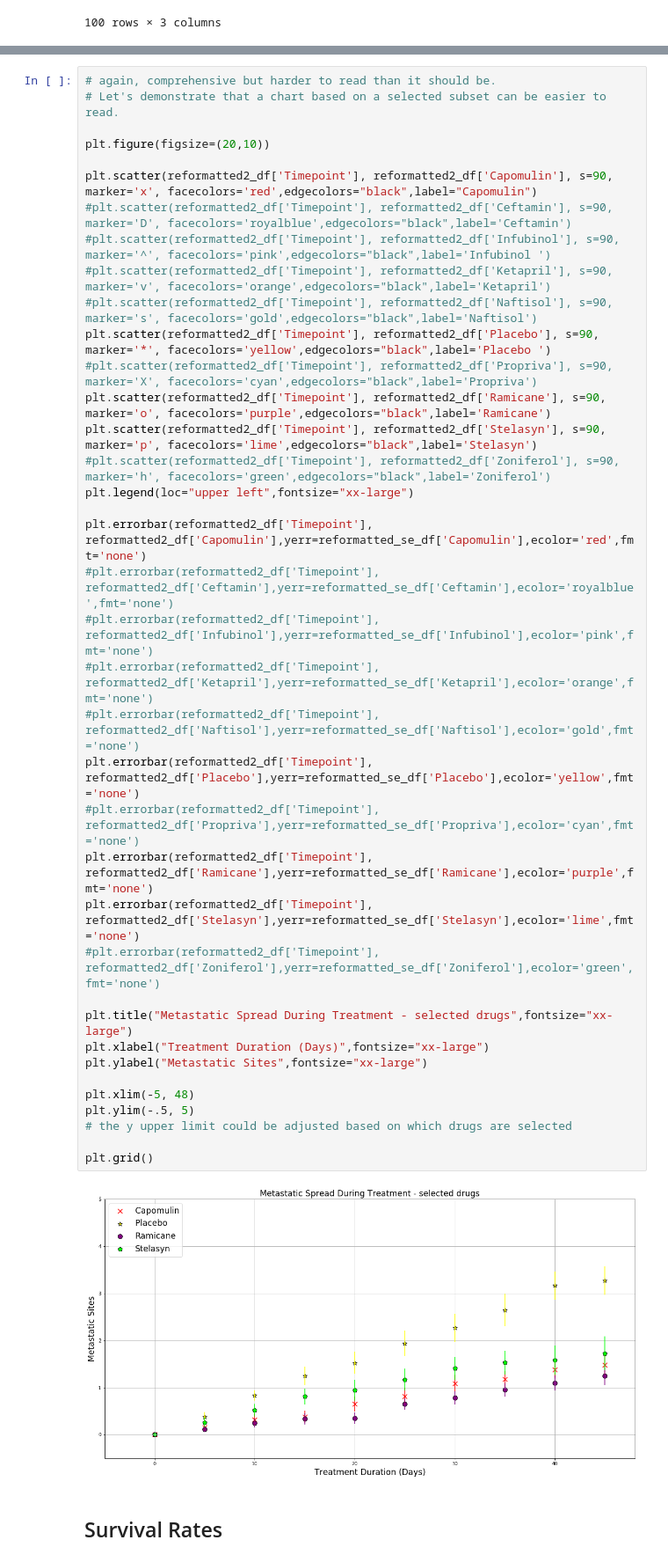
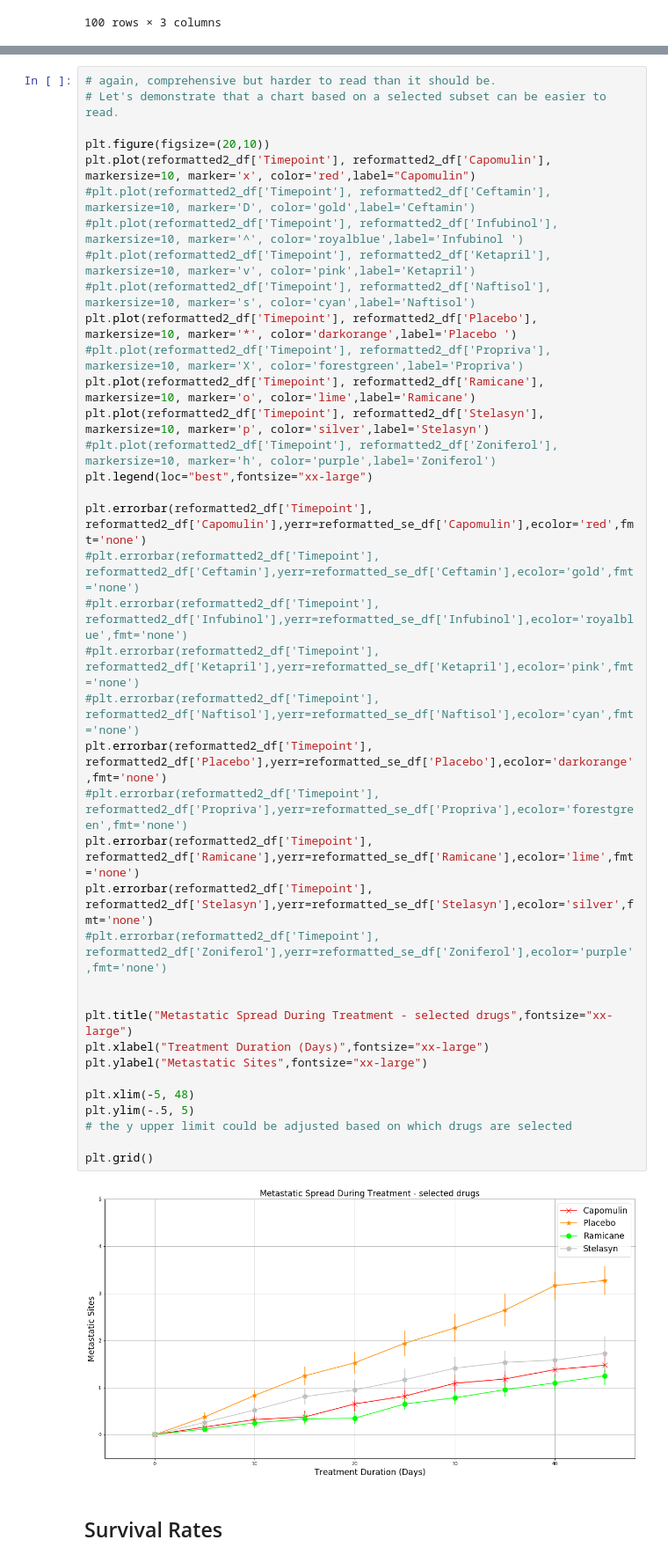
Before and after one commit to sdarby713/Pymaceuticals, a Jupyter notebook: pymaceuticals.ipynb, the cells around one changed output, grey strips where cells are left out. Shown at 88% size. Drawn from its saved outputs; the diff is of its cells as text.

```diff
--- a/pymaceuticals.ipynb
+++ b/pymaceuticals.ipynb
@@ -619,43 +613,43 @@ plt.savefig("metastatic_spread.png", bbox_inches="tight")
 # %%
 # again, comprehensive but harder to read than it should be.
 # Let's demonstrate that a chart based on a selected subset can be easier to read.
 
 plt.figure(figsize=(20,10))
-
-plt.scatter(reformatted2_df['Timepoint'], reformatted2_df['Capomulin'], s=90, marker='x', facecolors='red',edgecolors="black",label="Capomulin")
-#plt.scatter(reformatted2_df['Timepoint'], reformatted2_df['Ceftamin'], s=90, marker='D', facecolors='royalblue',edgecolors="black",label='Ceftamin')
-#plt.scatter(reformatted2_df['Timepoint'], reformatted2_df['Infubinol'], s=90, marker='^', facecolors='pink',edgecolors="black",label='Infubinol ')
-#plt.scatter(reformatted2_df['Timepoint'], reformatted2_df['Ketapril'], s=90, marker='v', facecolors='orange',edgecolors="black",label='Ketapril')
-#plt.scatter(reformatted2_df['Timepoint'], reformatted2_df['Naftisol'], s=90, marker='s', facecolors='gold',edgecolors="black",label='Naftisol')
-plt.scatter(reformatted2_df['Timepoint'], reformatted2_df['Placebo'], s=90, marker='*', facecolors='yellow',edgecolors="black",label='Placebo ')
-#plt.scatter(reformatted2_df['Timepoint'], reformatted2_df['Propriva'], s=90, marker='X', facecolors='cyan',edgecolors="black",label='Propriva')
-plt.scatter(reformatted2_df['Timepoint'], reformatted2_df['Ramicane'], s=90, marker='o', facecolors='purple',edgecolors="black",label='Ramicane')
-plt.scatter(reformatted2_df['Timepoint'], reformatted2_df['Stelasyn'], s=90, marker='p', facecolors='lime',edgecolors="black",label='Stelasyn')
-#plt.scatter(reformatted2_df['Timepoint'], reformatted2_df['Zoniferol'], s=90, marker='h', facecolors='green',edgecolors="black",label='Zoniferol')
-plt.legend(loc="upper left",fontsize="xx-large")
+plt.plot(reformatted2_df['Timepoint'], reformatted2_df['Capomulin'], markersize=10, marker='x', color='red',label="Capomulin")
+#plt.plot(reformatted2_df['Timepoint'], reformatted2_df['Ceftamin'], markersize=10, marker='D', color='gold',label='Ceftamin')
+#plt.plot(reformatted2_df['Timepoint'], reformatted2_df['Infubinol'], markersize=10, marker='^', color='royalblue',label='Infubinol ')
+#plt.plot(reformatted2_df['Timepoint'], reformatted2_df['Ketapril'], markersize=10, marker='v', color='pink',label='Ketapril')
+#plt.plot(reformatted2_df['Timepoint'], reformatted2_df['Naftisol'], markersize=10, marker='s', color='cyan',label='Naftisol')
+plt.plot(reformatted2_df['Timepoint'], reformatted2_df['Placebo'], markersize=10, marker='*', color='darkorange',label='Placebo ')
+#plt.plot(reformatted2_df['Timepoint'], reformatted2_df['Propriva'], markersize=10, marker='X', color='forestgreen',label='Propriva')
+plt.plot(reformatted2_df['Timepoint'], reformatted2_df['Ramicane'], markersize=10, marker='o', color='lime',label='Ramicane')
+plt.plot(reformatted2_df['Timepoint'], reformatted2_df['Stelasyn'], markersize=10, marker='p', color='silver',label='Stelasyn')
+#plt.plot(reformatted2_df['Timepoint'], reformatted2_df['Zoniferol'], markersize=10, marker='h', color='purple',label='Zoniferol')
+plt.legend(loc="best",fontsize="xx-large")
 
 plt.errorbar(reformatted2_df['Timepoint'], reformatted2_df['Capomulin'],yerr=reformatted_se_df['Capomulin'],ecolor='red',fmt='none')
-#plt.errorbar(reformatted2_df['Timepoint'], reformatted2_df['Ceftamin'],yerr=reformatted_se_df['Ceftamin'],ecolor='royalblue',fmt='none')
-#plt.errorbar(reformatted2_df['Timepoint'], reformatted2_df['Infubinol'],yerr=reformatted_se_df['Infubinol'],ecolor='pink',fmt='none')
-#plt.errorbar(reformatted2_df['Timepoint'], reformatted2_df['Ketapril'],yerr=reformatted_se_df['Ketapril'],ecolor='orange',fmt='none')
-#plt.errorbar(reformatted2_df['Timepoint'], reformatted2_df['Naftisol'],yerr=reformatted_se_df['Naftisol'],ecolor='gold',fmt='none')
-plt.errorbar(reformatted2_df['Timepoint'], reformatted2_df['Placebo'],yerr=reformatted_se_df['Placebo'],ecolor='yellow',fmt='none')
-#plt.errorbar(reformatted2_df['Timepoint'], reformatted2_df['Propriva'],yerr=reformatted_se_df['Propriva'],ecolor='cyan',fmt='none')
-plt.errorbar(reformatted2_df['Timepoint'], reformatted2_df['Ramicane'],yerr=reformatted_se_df['Ramicane'],ecolor='purple',fmt='none')
-plt.errorbar(reformatted2_df['Timepoint'], reformatted2_df['Stelasyn'],yerr=reformatted_se_df['Stelasyn'],ecolor='lime',fmt='none')
-#plt.errorbar(reformatted2_df['Timepoint'], reformatted2_df['Zoniferol'],yerr=reformatted_se_df['Zoniferol'],ecolor='green',fmt='none')
+#plt.errorbar(reformatted2_df['Timepoint'], reformatted2_df['Ceftamin'],yerr=reformatted_se_df['Ceftamin'],ecolor='gold',fmt='none')
+#plt.errorbar(reformatted2_df['Timepoint'], reformatted2_df['Infubinol'],yerr=reformatted_se_df['Infubinol'],ecolor='royalblue',fmt='none')
+#plt.errorbar(reformatted2_df['Timepoint'], reformatted2_df['Ketapril'],yerr=reformatted_se_df['Ketapril'],ecolor='pink',fmt='none')
+#plt.errorbar(reformatted2_df['Timepoint'], reformatted2_df['Naftisol'],yerr=reformatted_se_df['Naftisol'],ecolor='cyan',fmt='none')
+plt.errorbar(reformatted2_df['Timepoint'], reformatted2_df['Placebo'],yerr=reformatted_se_df['Placebo'],ecolor='darkorange',fmt='none')
+#plt.errorbar(reformatted2_df['Timepoint'], reformatted2_df['Propriva'],yerr=reformatted_se_df['Propriva'],ecolor='forestgreen',fmt='none')
+plt.errorbar(reformatted2_df['Timepoint'], reformatted2_df['Ramicane'],yerr=reformatted_se_df['Ramicane'],ecolor='lime',fmt='none')
+plt.errorbar(reformatted2_df['Timepoint'], reformatted2_df['Stelasyn'],yerr=reformatted_se_df['Stelasyn'],ecolor='silver',fmt='none')
+#plt.errorbar(reformatted2_df['Timepoint'], reformatted2_df['Zoniferol'],yerr=reformatted_se_df['Zoniferol'],ecolor='purple',fmt='none')
+
 
 plt.title("Metastatic Spread During Treatment - selected drugs",fontsize="xx-large")
 plt.xlabel("Treatment Duration (Days)",fontsize="xx-large")
 plt.ylabel("Metastatic Sites",fontsize="xx-large")
 
 plt.xlim(-5, 48)
 plt.ylim(-.5, 5)
 # the y upper limit could be adjusted based on which drugs are selected
 
 plt.grid()
 # %% [output]
-[figure, old version]
+[figure, new version]
 # %% [markdown]
 ## Survival Rates
 # %%
```
Also changed, not shown: parts of 19 cells of this notebook, 6 other files.
